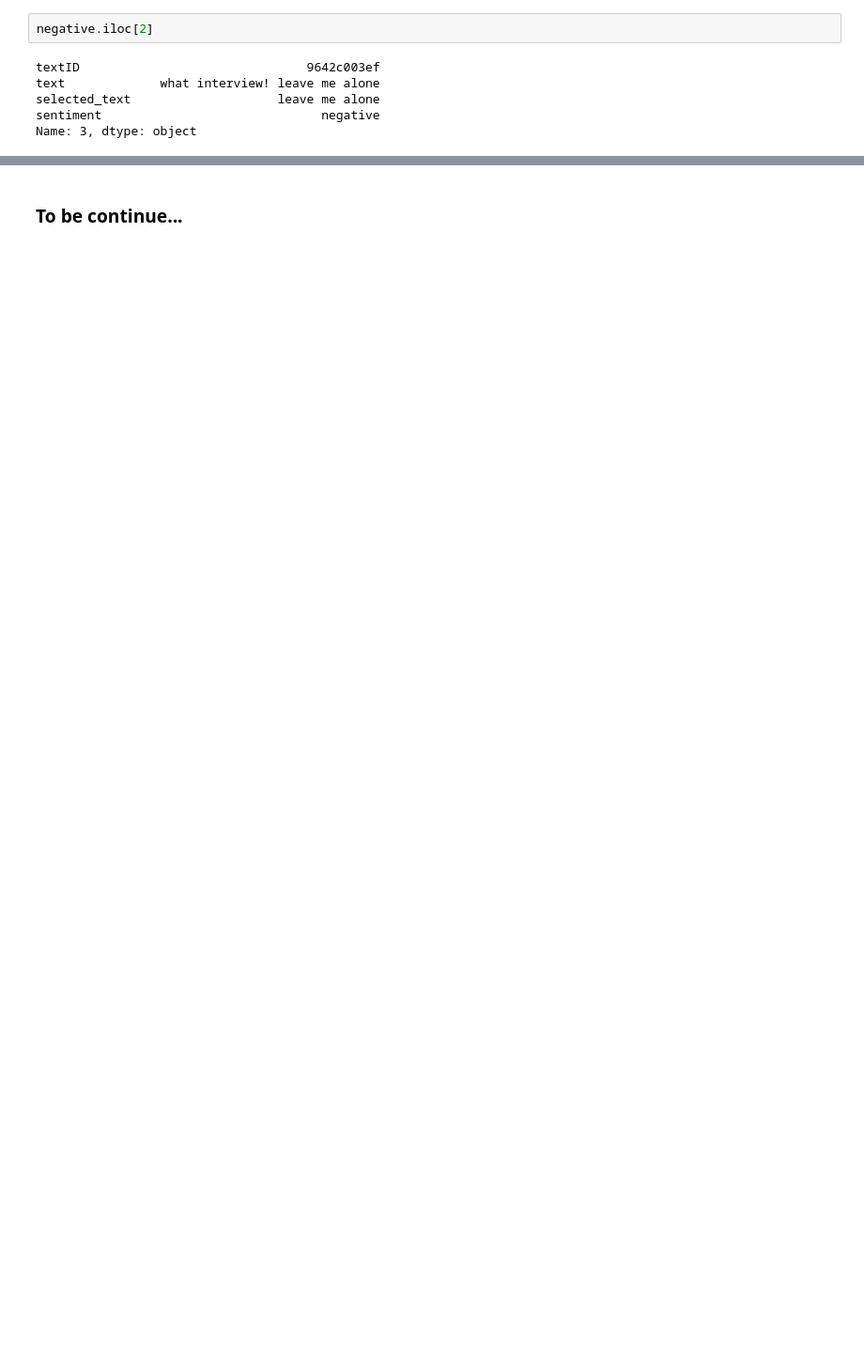
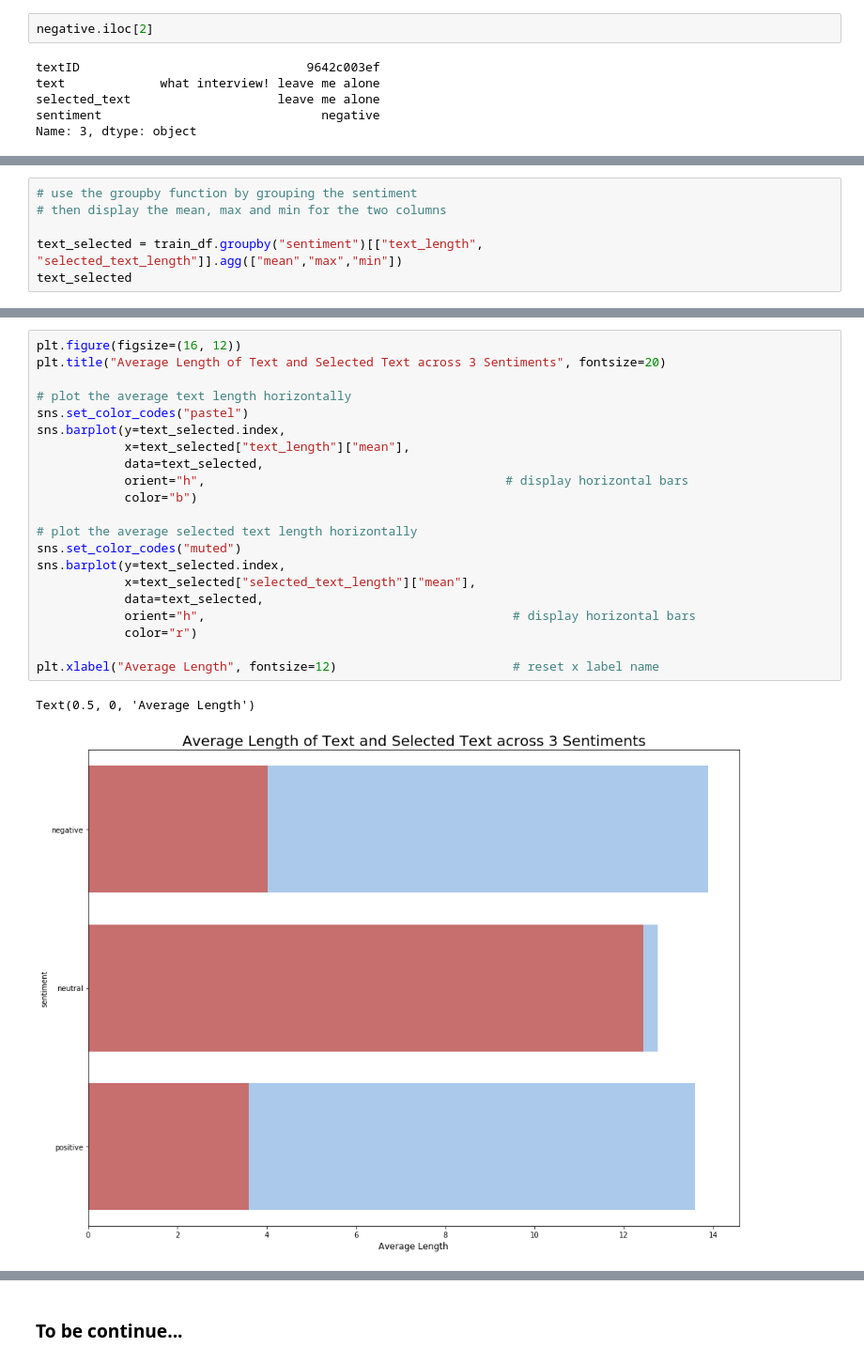
Before and after one commit to felixshadow220/Data_Science_Learning, a Jupyter notebook: Tweet_Sentiment_Extraction.ipynb, the cells around one changed output, grey strips where cells are left out. Shown: that part at 94% size. Cells and saved outputs as stored; diff of their text form; blank space fills up the shorter version.

```diff
--- a/Tweet_Sentiment_Extraction.ipynb
+++ b/Tweet_Sentiment_Extraction.ipynb
@@ -244,0 +243,6 @@ Name: 3, dtype: object
+# %%
+# use the groupby function by grouping the sentiment
+# then display the mean, max and min for the two columns
+
+text_selected = train_df.groupby("sentiment")[["text_length", "selected_text_length"]].agg(["mean","max","min"])
+text_selected
@@ -244,0 +303,24 @@ Name: 3, dtype: object
+# %%
+plt.figure(figsize=(16, 12))
+plt.title("Average Length of Text and Selected Text across 3 Sentiments", fontsize=20)
+
+# plot the average text length horizontally
+sns.set_color_codes("pastel")
+sns.barplot(y=text_selected.index,
+            x=text_selected["text_length"]["mean"],
+            data=text_selected,
+            orient="h",                                         # display horizontal bars
+            color="b")
+
+# plot the average selected text length horizontally
+sns.set_color_codes("muted")
+sns.barplot(y=text_selected.index,
+            x=text_selected["selected_text_length"]["mean"],
+            data=text_selected,
+            orient="h",                                          # display horizontal bars
+            color="r")
+
+plt.xlabel("Average Length", fontsize=12)                        # reset x label name
+# %% [output]
+Text(0.5, 0, 'Average Length')
+[figure, added]
```
Also changed, not shown: parts of 12 cells of this notebook.
